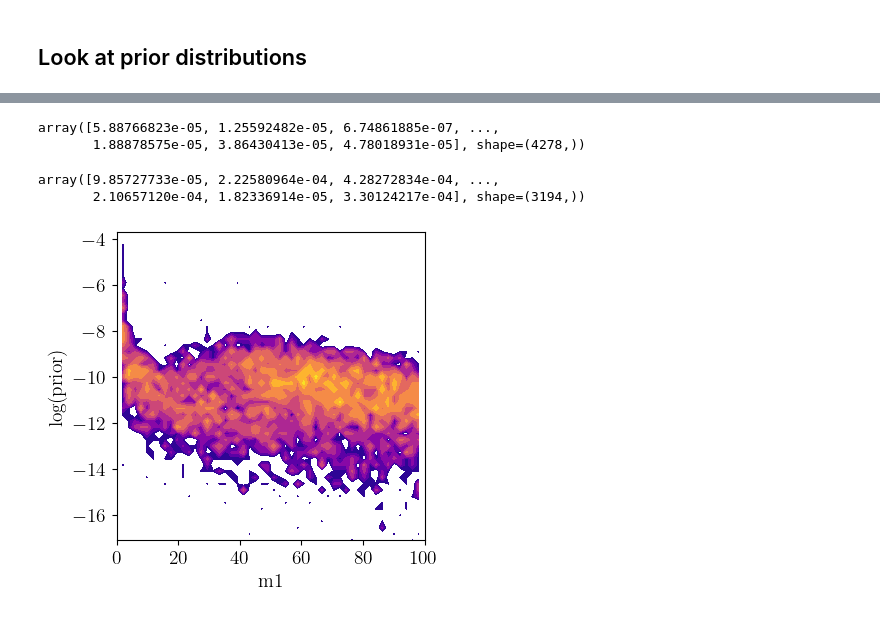
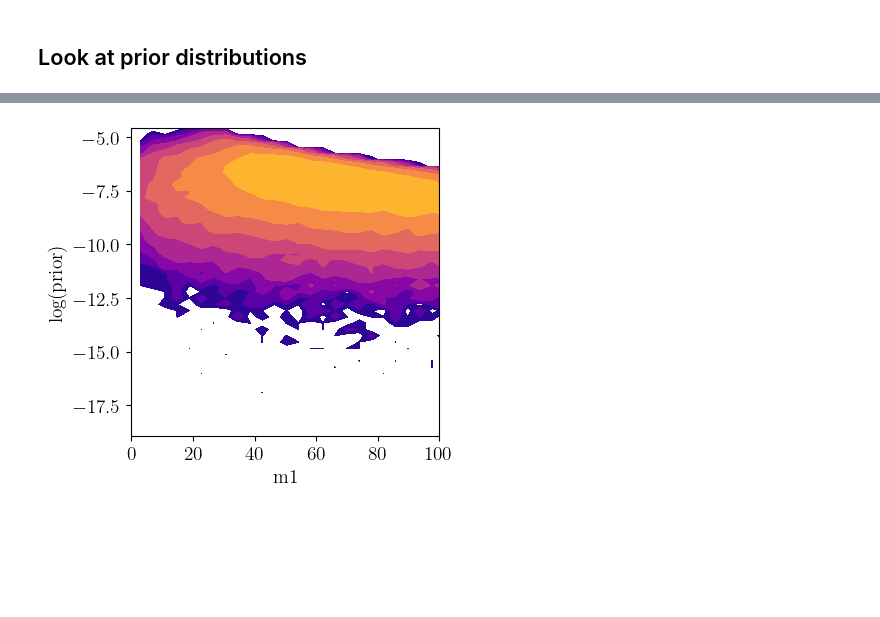
Before and after one commit to TristanBruel/Delaunay_for_GWs, a Jupyter notebook: gwtc4/mock_lvk_pop/compare_samples_gwax_mock.ipynb, the cells around one changed output, grey strips where cells are left out. Drawn from its saved outputs; the diff is of its cells as text; code cells hidden in the pictures; blank space fills up the shorter version.

```diff
--- a/gwtc4/mock_lvk_pop/compare_samples_gwax_mock.ipynb
+++ b/gwtc4/mock_lvk_pop/compare_samples_gwax_mock.ipynb
@@ -162,2 +162,26 @@ Number of events from mock file with z~0.8: 14
 # %% [markdown]
 ## Look at posterior distributions
+# %%
+n=3
+nth_event_1 = observed_events_1[n*num_samples_1:(n+1)*num_samples_1,:3]
+barycenter = np.median(nth_event_1,axis=0)
+close_by = np.argmin((barycenter[0]-event_barycenters_2[:,0])**2 + (barycenter[1]-event_barycenters_2[:,1])**2 + (barycenter[2]-event_barycenters_2[:,2])**2)
+# %%
+nbins=50
+
+nth_event_2 = observed_events_2[close_by*num_samples_2:(close_by+1)*num_samples_2,:3]
+fig, axes = plt.subplots(1, 3, figsize=(16,4))
+for k,key in enumerate(parameter_keys_1[:3]):
+    ax=axes[k]
+    hist0, bins0 = np.histogram(nth_event_1[:,k], bins=nbins, density=True)
+    hist1, bins1 = np.histogram(nth_event_2[:,k], bins=nbins, density=True)
+
+    ax.stairs(hist0, bins0, color='r', label='gwax')
+    ax.stairs(hist1, bins1, color='blue', label='mock')
+
+    ax.set_xlabel(key)
+    ax.set_ylabel(f"p({key})")
+    ax.legend(loc='best', framealpha=0.6)
+    ax.set_box_aspect(1)
+
+plt.show()
@@ -327,0 +344,7 @@ Number of detected injections for GWTC-3: 1.07e+06
+# %%
+injections_file = np.load("./injections/injections.npz")
+detected_injections_2 = np.vstack(
+    [injections_file[key + "s_inj"] for key in parameter_keys_2]
+).T
+injection_priors_2 = injections_file["priors_inj"]
+num_injections_2 = int(injections_file["ninj"])
@@ -422,37 +410,27 @@ prior_first_injection_1 = injection_priors_1[:num_samples_1]
-# %%
-prior_first_injection_0
-# %% [output]
-array([5.88766823e-05, 1.25592482e-05, 6.74861885e-07, ...,
-       1.88878575e-05, 3.86430413e-05, 4.78018931e-05], shape=(4278,))
-# %%
-prior_first_injection_1
-# %% [output]
-array([9.85727733e-05, 2.22580964e-04, 4.28272834e-04, ...,
-       2.10657120e-04, 1.82336914e-05, 3.30124217e-04], shape=(3194,))
 # %%
 fig, ax = plt.subplots(1, 1, figsize=(4,4))
 
-H, binsx0, binsy0 = np.histogram2d(first_injection_0[:,0], np.log(prior_first_injection_0), bins=nbins, density=True)
+H, binsx0, binsy0 = np.histogram2d(detected_injections_2[:,0], np.log(injection_priors_2), bins=nbins, density=True)
 
 X, Y = np.meshgrid(binsx0[:-1], binsy0[:-1])
 Hmin=H[H>0].min()
 Hmax=H[H>0].max()
 vmin = int(Hmin /10**int(np.log10(Hmin)-1))*10**(int(np.log10(Hmin))-1)
 vmax = int(Hmax /10**int(np.log10(Hmax))+1)*10**int(np.log10(Hmax))
 H[H==0] = 1e-32
 cmap = plt.get_cmap('plasma')
 norm = mpl.colors.LogNorm(vmin=vmin, vmax=vmax)
 im = ax.contourf(X, Y, H.T,
                  levels=np.logspace(np.log10(vmin),np.log10(vmax),10),
                  cmap=cmap,
                  norm=norm,
                 )
 
 ax.set_xlabel('m1')
 ax.set_xlim(0,100)
 ax.set_ylabel('log(prior)')
 ax.set_box_aspect(1)
 
 plt.show()
 # %% [output]
-[figure, old version]
+[figure, new version]
```
Also changed, not shown: parts of 24 cells of this notebook.
